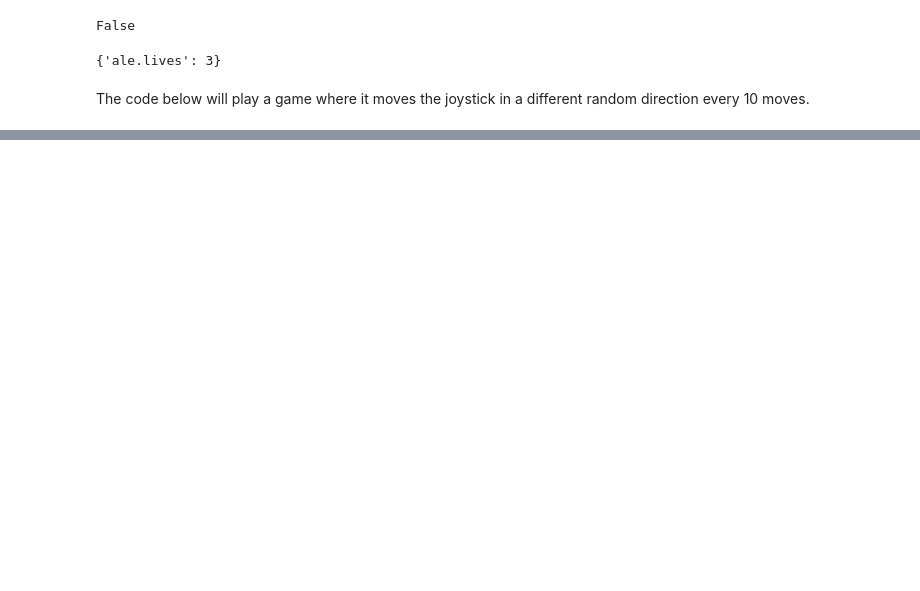
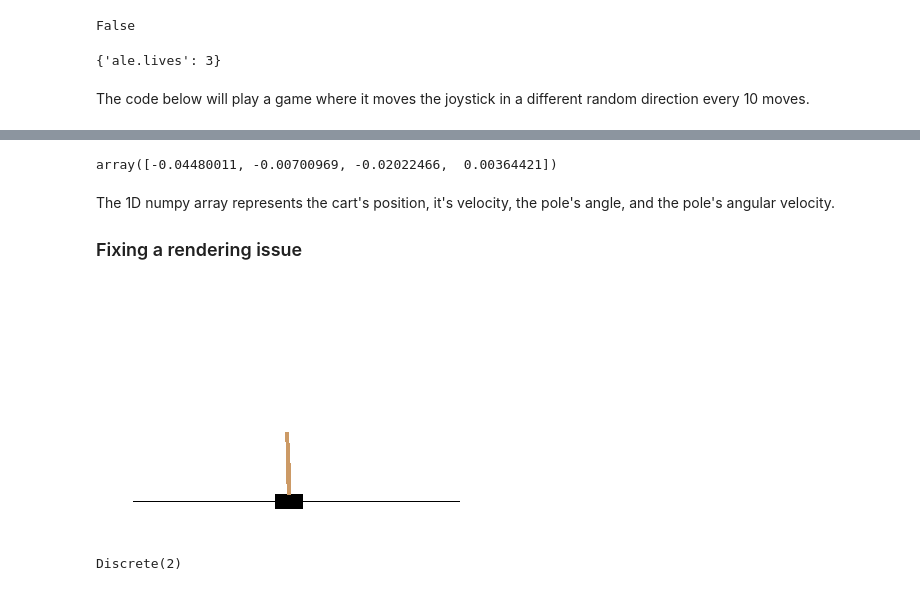
Before and after one commit to DCtheTall/hands-on-machine-learning, a Jupyter notebook: chapter16/ReinforcementLearning.ipynb, the cells around one changed output, grey strips where cells are left out. Cells and saved outputs as stored; diff of their text form; code cells hidden in the pictures; blank space fills up the shorter version.

```diff
--- a/chapter16/ReinforcementLearning.ipynb
+++ b/chapter16/ReinforcementLearning.ipynb
@@ -173,0 +182,10 @@ plot_animation(frames)
+# %%
+env = gym.make('CartPole-v0')
+obs = env.reset()
+obs
+# %% [output]
+array([-0.04480011, -0.00700969, -0.02022466,  0.00364421])
+# %% [markdown]
+The 1D numpy array represents the cart's position, it's velocity, the pole's angle, and the pole's angular velocity.
+
+### Fixing a rendering issue
@@ -173,0 +239,11 @@ plot_animation(frames)
+# %%
+%matplotlib inline
+plot_cart_pole(env, obs)
+# %% [output]
+[figure, added]
+# %%
+# Looking at the action space.
+
+env.action_space
+# %% [output]
+Discrete(2)
```
Also changed, not shown: parts of 32 cells of this notebook.
